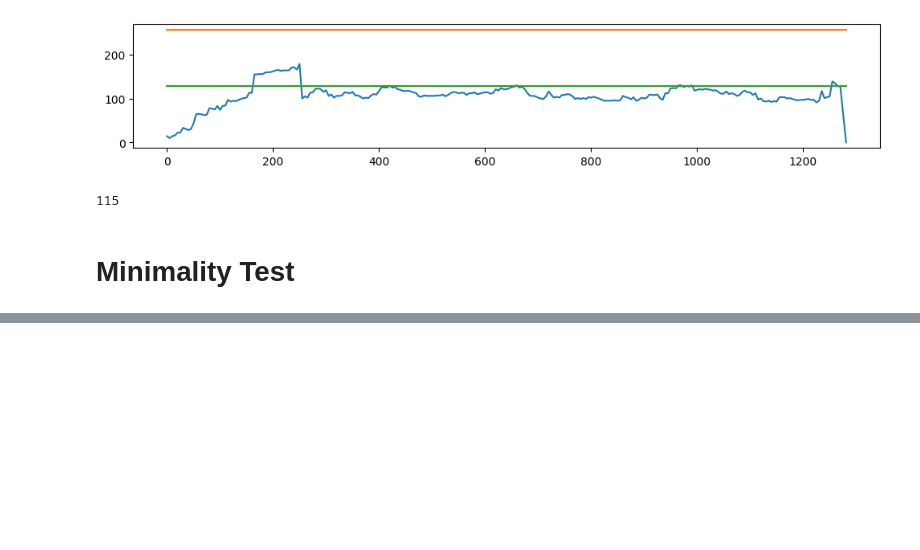
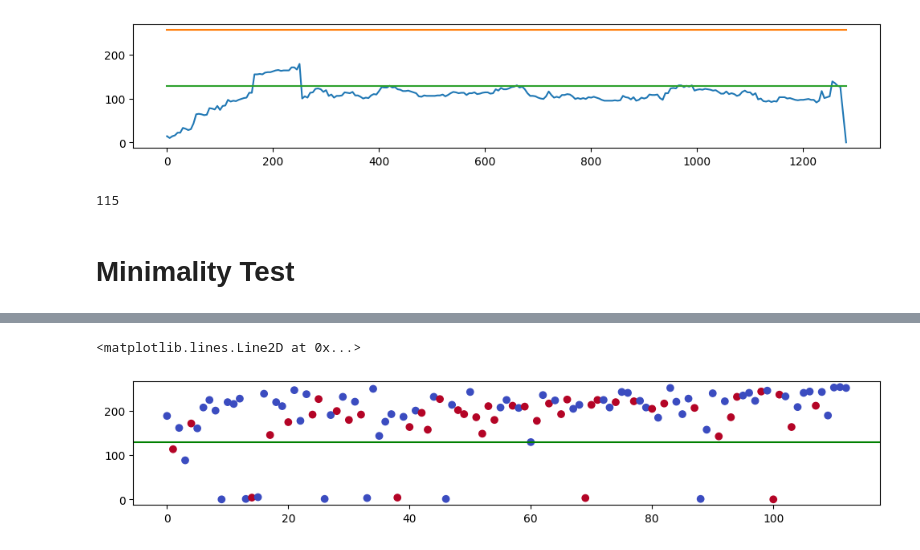
Before and after one commit to oliveradk/elk-experiments, a Jupyter notebook: notebooks/hypothesis_tests.ipynb, the cells around one changed output, grey strips where cells are left out. Cells and saved outputs as stored; diff of their text form; code cells hidden in the pictures; blank space fills up the shorter version.

```diff
--- a/notebooks/hypothesis_tests.ipynb
+++ b/notebooks/hypothesis_tests.ipynb
@@ -657,0 +688,13 @@ minimality_scores
+# %%
+# plot frac of n
+fig, ax = plt.subplots(figsize=(12, 2))
+fracs = [score[0] for score in minimality_scores]
+neg_edge = [(edge[2].detach().cpu().numpy() < 0) for edge in edges_mod_and_idx]
+# scatter with blue as positive, red as negative
+ax.scatter(range(len(fracs)), fracs, c=neg_edge, cmap='coolwarm')
+# ax.scatter(range(len(fracs)), fracs)
+# horizontal line at 128
+ax.axhline(y=128, color='g', linestyle='-')
+# %% [output]
+<matplotlib.lines.Line2D at 0x...>
+[figure, added]
```
Also changed, not shown: parts of 7 cells of this notebook.
